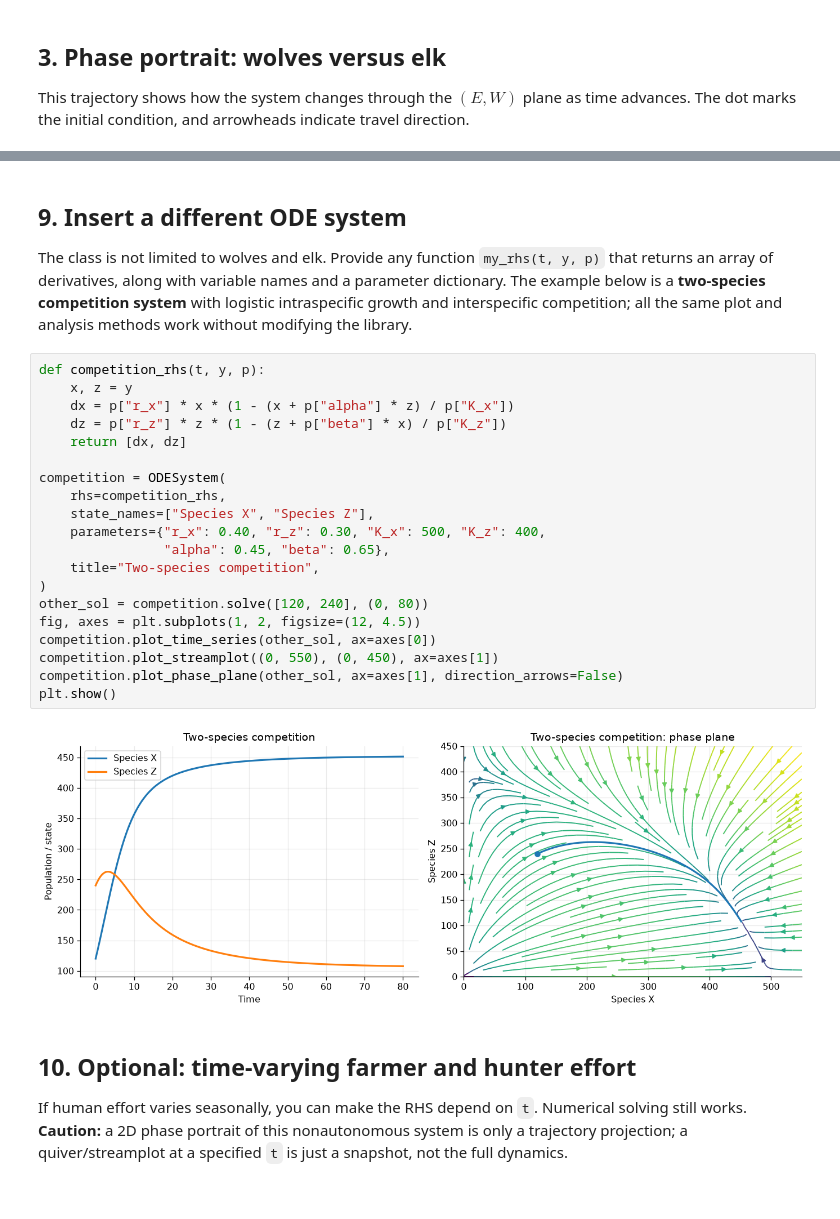
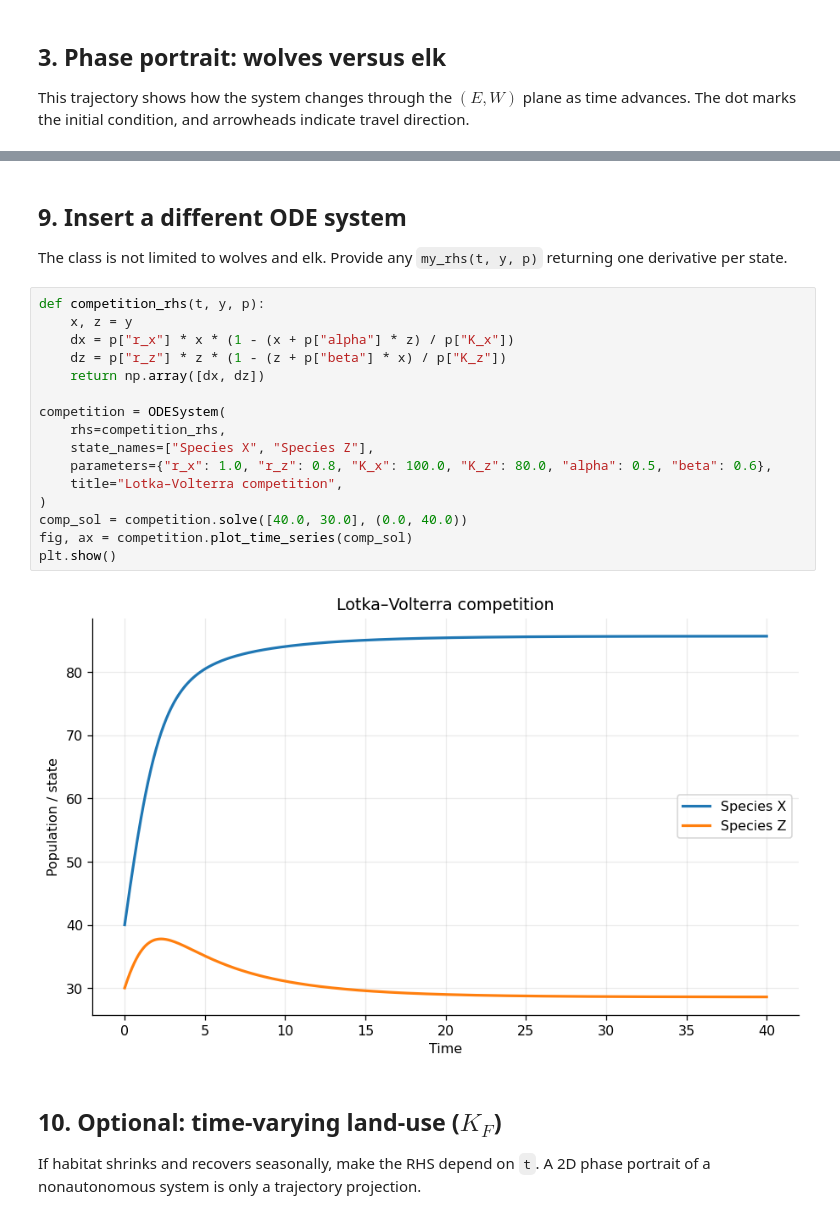
Before and after one commit to rydohaines/Modeling-Wolf-Elk-Populations, a Jupyter notebook: wolf_elk_demo.ipynb, the cells around one changed output, grey strips where cells are left out. Drawn from its saved outputs; the diff is of its cells as text.

```diff
--- a/wolf_elk_demo.ipynb
+++ b/wolf_elk_demo.ipynb
@@ -186,31 +177,27 @@ plt.show()
 # %% [markdown]
 ## 9. Insert a different ODE system
 
-The class is not limited to wolves and elk. Provide any function `my_rhs(t, y, p)` that returns an array of derivatives, along with variable names and a parameter dictionary. The example below is a **two-species competition system** with logistic intraspecific growth and interspecific competition; all the same plot and analysis methods work without modifying the library.
+The class is not limited to wolves and elk. Provide any `my_rhs(t, y, p)` returning one derivative per state.
 # %%
 def competition_rhs(t, y, p):
     x, z = y
     dx = p["r_x"] * x * (1 - (x + p["alpha"] * z) / p["K_x"])
     dz = p["r_z"] * z * (1 - (z + p["beta"] * x) / p["K_z"])
-    return [dx, dz]
+    return np.array([dx, dz])
 
 competition = ODESystem(
     rhs=competition_rhs,
     state_names=["Species X", "Species Z"],
-    parameters={"r_x": 0.40, "r_z": 0.30, "K_x": 500, "K_z": 400,
-                "alpha": 0.45, "beta": 0.65},
-    title="Two-species competition",
+    parameters={"r_x": 1.0, "r_z": 0.8, "K_x": 100.0, "K_z": 80.0, "alpha": 0.5, "beta": 0.6},
+    title="Lotka–Volterra competition",
 )
-other_sol = competition.solve([120, 240], (0, 80))
-fig, axes = plt.subplots(1, 2, figsize=(12, 4.5))
-competition.plot_time_series(other_sol, ax=axes[0])
-competition.plot_streamplot((0, 550), (0, 450), ax=axes[1])
-competition.plot_phase_plane(other_sol, ax=axes[1], direction_arrows=False)
+comp_sol = competition.solve([40.0, 30.0], (0.0, 40.0))
+fig, ax = competition.plot_time_series(comp_sol)
 plt.show()
 # %% [output]
-[figure, old version]
+[figure, new version]
 # %% [markdown]
-## 10. Optional: time-varying farmer and hunter effort
+## 10. Optional: time-varying land-use ($K_F$)
 
-If human effort varies seasonally, you can make the RHS depend on `t`. Numerical solving still works. **Caution:** a 2D phase portrait of this nonautonomous system is only a trajectory projection; a quiver/streamplot at a specified `t` is just a snapshot, not the full dynamics.
+If habitat shrinks and recovers seasonally, make the RHS depend on `t`. A 2D phase portrait of a nonautonomous system is only a trajectory projection.
 # %%
```
Also changed, not shown: parts of 26 cells of this notebook, 4 other files.
